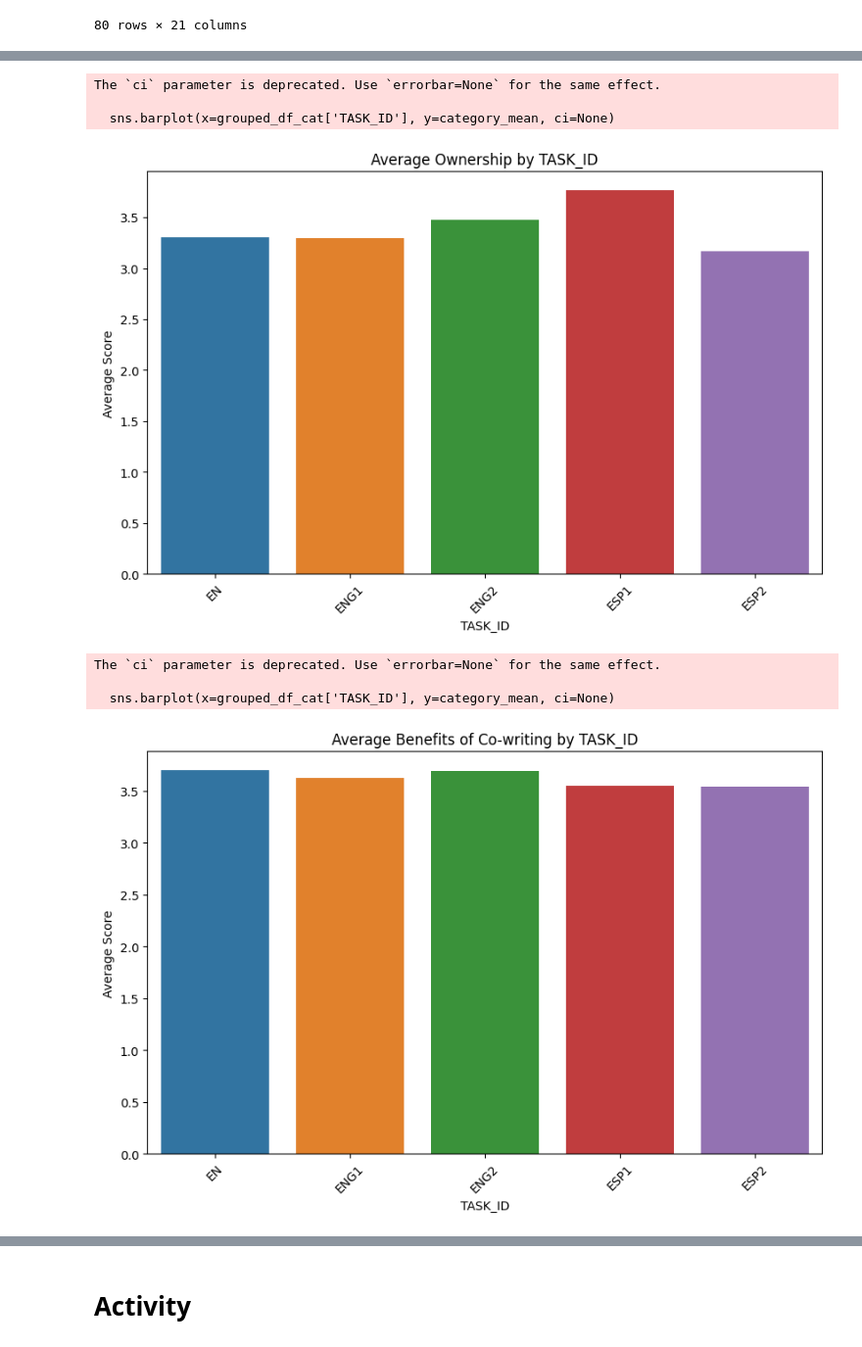
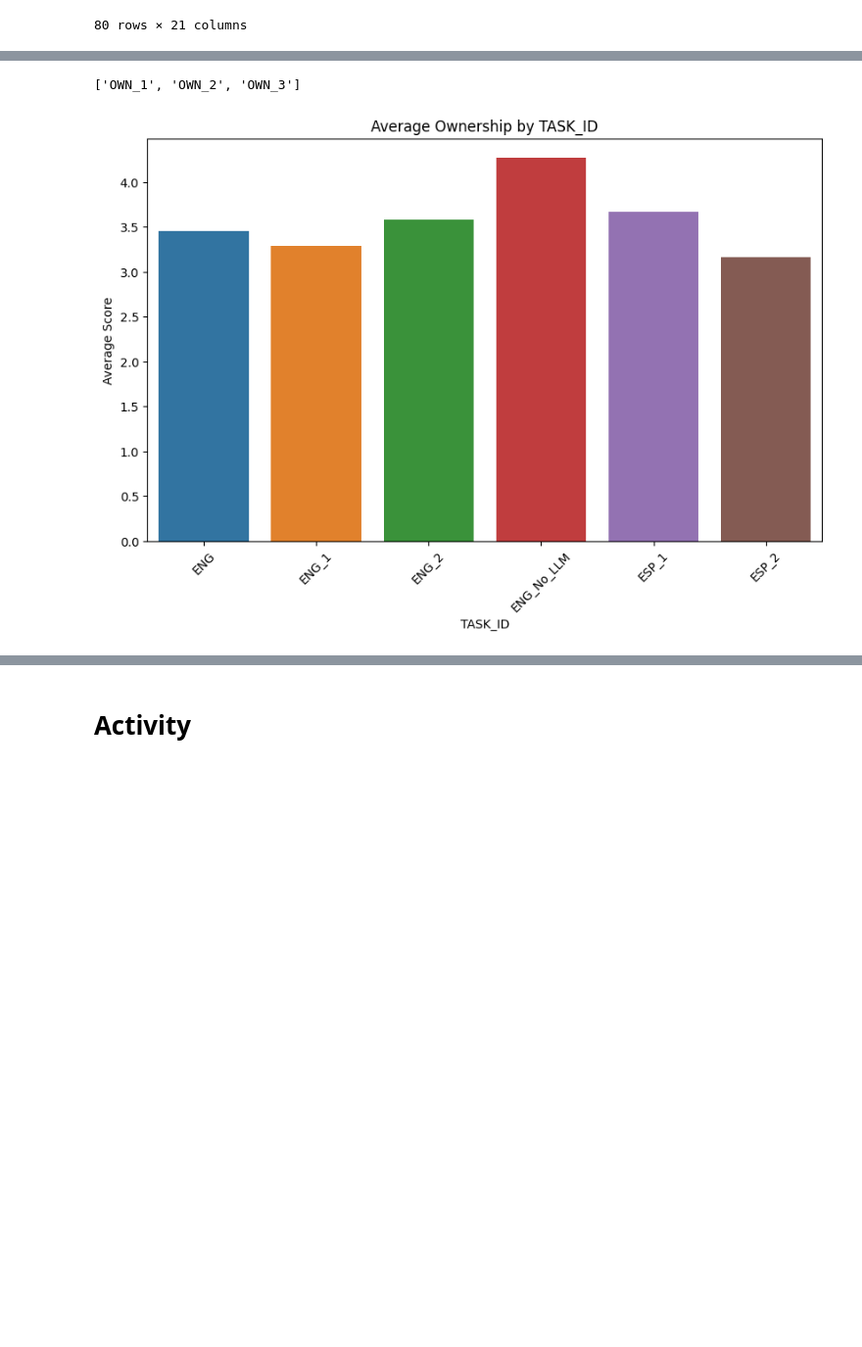
Before and after one commit to shreyan2020/cillm, a Jupyter notebook: analysis/notebooks/3_writing_task_analysis.ipynb, the cells around one changed output, grey strips where cells are left out. Shown at 98% size. Saved outputs shown, nothing was run; the diff lists cells and outputs as text; code cells hidden in the pictures; blank space fills up the shorter version.

```diff
--- a/analysis/notebooks/3_writing_task_analysis.ipynb
+++ b/analysis/notebooks/3_writing_task_analysis.ipynb
@@ -353,3 +351,6 @@ The `ci` parameter is deprecated. Use `errorbar=None` for the same effect.
+# %%
+final_df['sum_features'] = final_df[["FEAT_1", "FEAT_2", "FEAT_3", "FEAT_4", "FEAT_5", "FEAT_6", "FEAT_7", "FEAT_8"]].sum(axis=1)
+grouped_df = final_df.groupby('TASK_ID')['sum_features'].sum().reset_index()
 # %%
 grouped_df
 # %% [output]
@@ -363,0 +370,3 @@ grouped_df
+# %%
+final_df['sum_features_ai_generate'] = final_df[[ "FEAT_7"]].sum(axis=1)
+grouped_df = final_df.groupby('TASK_ID')['sum_features_ai_generate'].sum().reset_index()
@@ -452,25 +447,25 @@ final_df[likert_cols]
+# %%
+categories['Ownership']
+# %% [output]
+['OWN_1', 'OWN_2', 'OWN_3']
 # %%
-grouped_df_cat = final_df[likert_cols].groupby('TASK_ID').mean().reset_index()
+# Calculate the mean score for each category in 'Ownership' by TASK_ID
+ownership_columns = categories['Ownership']
 
-# Create a graph for each category
-for category, columns in categories.items():
-    plt.figure(figsize=(10, 6))
+# Group by 'TASK_ID' and calculate the mean of the ownership columns
+grouped_df_cat = final_df[ownership_columns + ['TASK_ID']].groupby('TASK_ID').mean().reset_index()
 
-    # Calculate the mean score for each category by TASK_ID
-    category_mean = grouped_df_cat[columns].mean(axis=1)
+# Plot the results for the 'Ownership' category
+plt.figure(figsize=(10, 6))
 
-    sns.barplot(x=grouped_df_cat['TASK_ID'], y=category_mean, ci=None)
-    plt.title(f'Average {category} by TASK_ID')
-    plt.ylabel('Average Score')
-    plt.xlabel('TASK_ID')
-    plt.xticks(rotation=45)
-    plt.show()
+# Calculate the mean score for the 'Ownership' category by TASK_ID
+category_mean = grouped_df_cat[ownership_columns].mean(axis=1)
+
+sns.barplot(x=grouped_df_cat['TASK_ID'], y=category_mean, errorbar=None)
+plt.title('Average Ownership by TASK_ID')
+plt.ylabel('Average Score')
+plt.xlabel('TASK_ID')
+plt.xticks(rotation=45)
+plt.show()
 # %% [output]
-The `ci` parameter is deprecated. Use `errorbar=None` for the same effect.
-
-  sns.barplot(x=grouped_df_cat['TASK_ID'], y=category_mean, ci=None)
-[figure, old version]
+[figure, new version]
-The `ci` parameter is deprecated. Use `errorbar=None` for the same effect.
-
-  sns.barplot(x=grouped_df_cat['TASK_ID'], y=category_mean, ci=None)
-[figure, removed]
```
Also changed, not shown: parts of 175 cells of this notebook, 6 other files.
